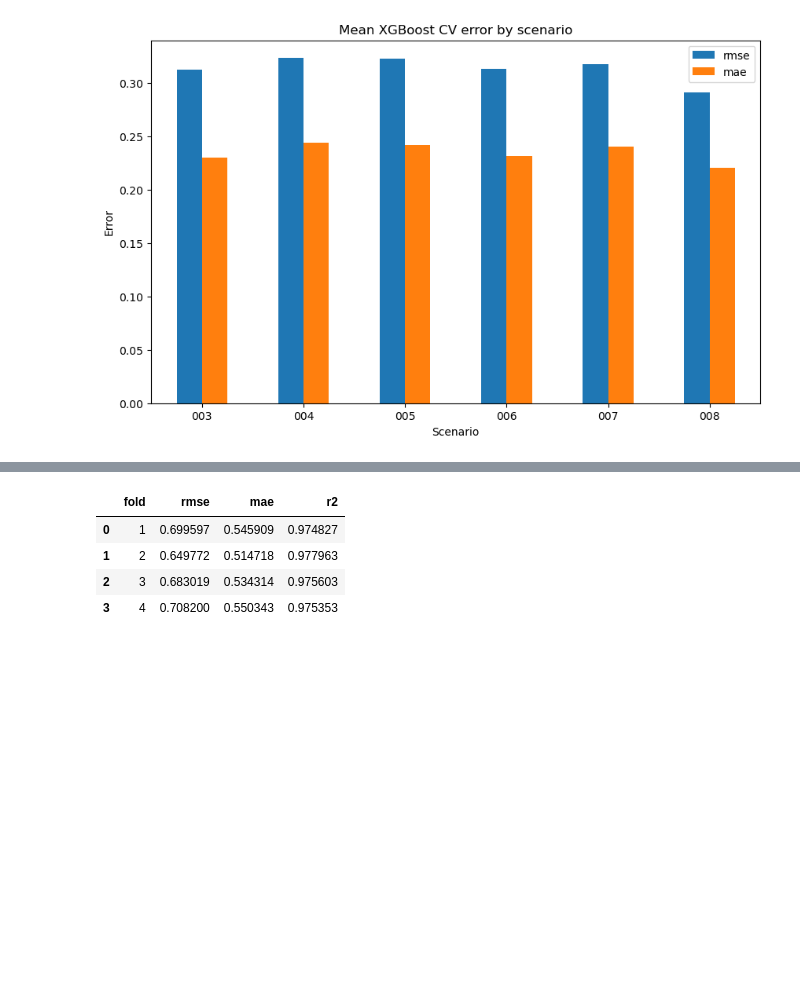
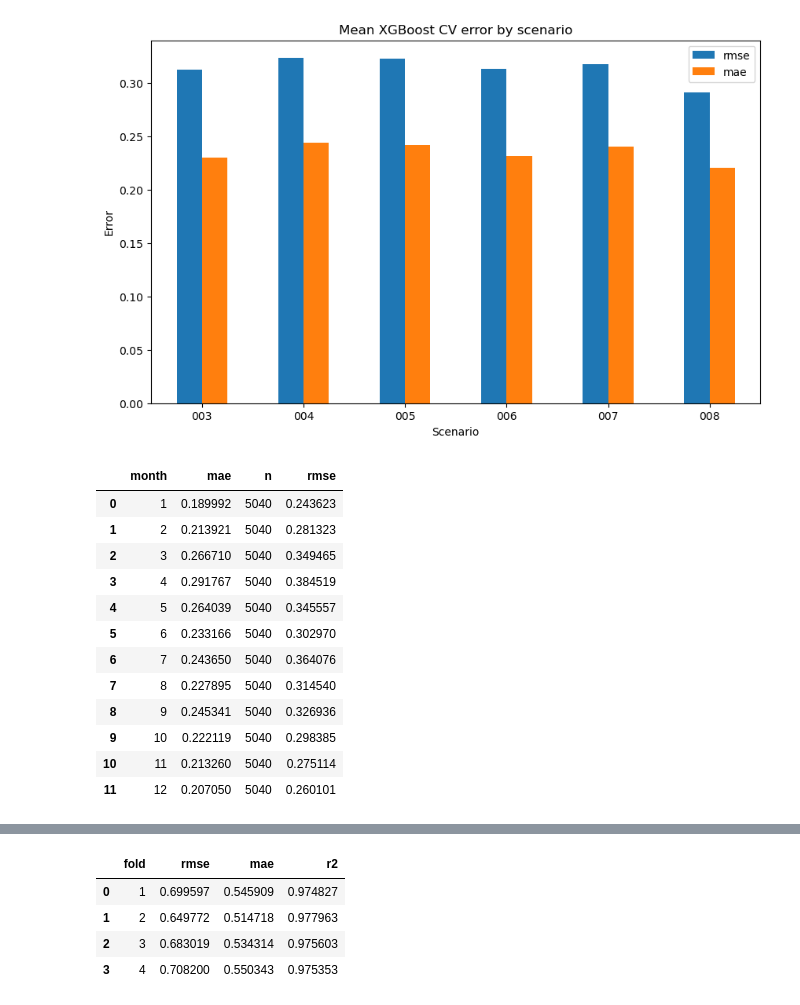
Before and after one commit to Jacob-DS-1/eds_project2, a Jupyter notebook: notebooks/03_modelling_xgboost.ipynb, the cells around one changed output, grey strips where cells are left out. Cells and saved outputs as stored; diff of their text form; code cells hidden in the pictures; blank space fills up the shorter version.

```diff
--- a/notebooks/03_modelling_xgboost.ipynb
+++ b/notebooks/03_modelling_xgboost.ipynb
@@ -392,3 +407,35 @@ plt.tight_layout
 plt.show()
 # %% [output]
 [figure]
+# %%
+# Monthly error summaries for XGBoost
+
+monthly_error_summary = (
+    val_preds_xgb
+    .groupby("month")
+    .agg(
+        mae=("abs_error", "mean"),
+        mse=("squared_error", "mean"),
+        n=("abs_error", "size")
+    )
+    .reset_index()
+)
+
+monthly_error_summary["rmse"] = np.sqrt(monthly_error_summary["mse"])
+monthly_error_summary = monthly_error_summary.drop(columns="mse")
+
+monthly_error_summary
+# %% [output]
+|  | month | mae | n | rmse |
+| 0 | 1 | 0.189992 | 5040 | 0.243623 |
+| 1 | 2 | 0.213921 | 5040 | 0.281323 |
+| 2 | 3 | 0.266710 | 5040 | 0.349465 |
+| 3 | 4 | 0.291767 | 5040 | 0.384519 |
+| 4 | 5 | 0.264039 | 5040 | 0.345557 |
+| 5 | 6 | 0.233166 | 5040 | 0.302970 |
+| 6 | 7 | 0.243650 | 5040 | 0.364076 |
+| 7 | 8 | 0.227895 | 5040 | 0.314540 |
+| 8 | 9 | 0.245341 | 5040 | 0.326936 |
+| 9 | 10 | 0.222119 | 5040 | 0.298385 |
+| 10 | 11 | 0.213260 | 5040 | 0.275114 |
+| 11 | 12 | 0.207050 | 5040 | 0.260101 |
```
Also changed, not shown: parts of 5 cells of this notebook.
